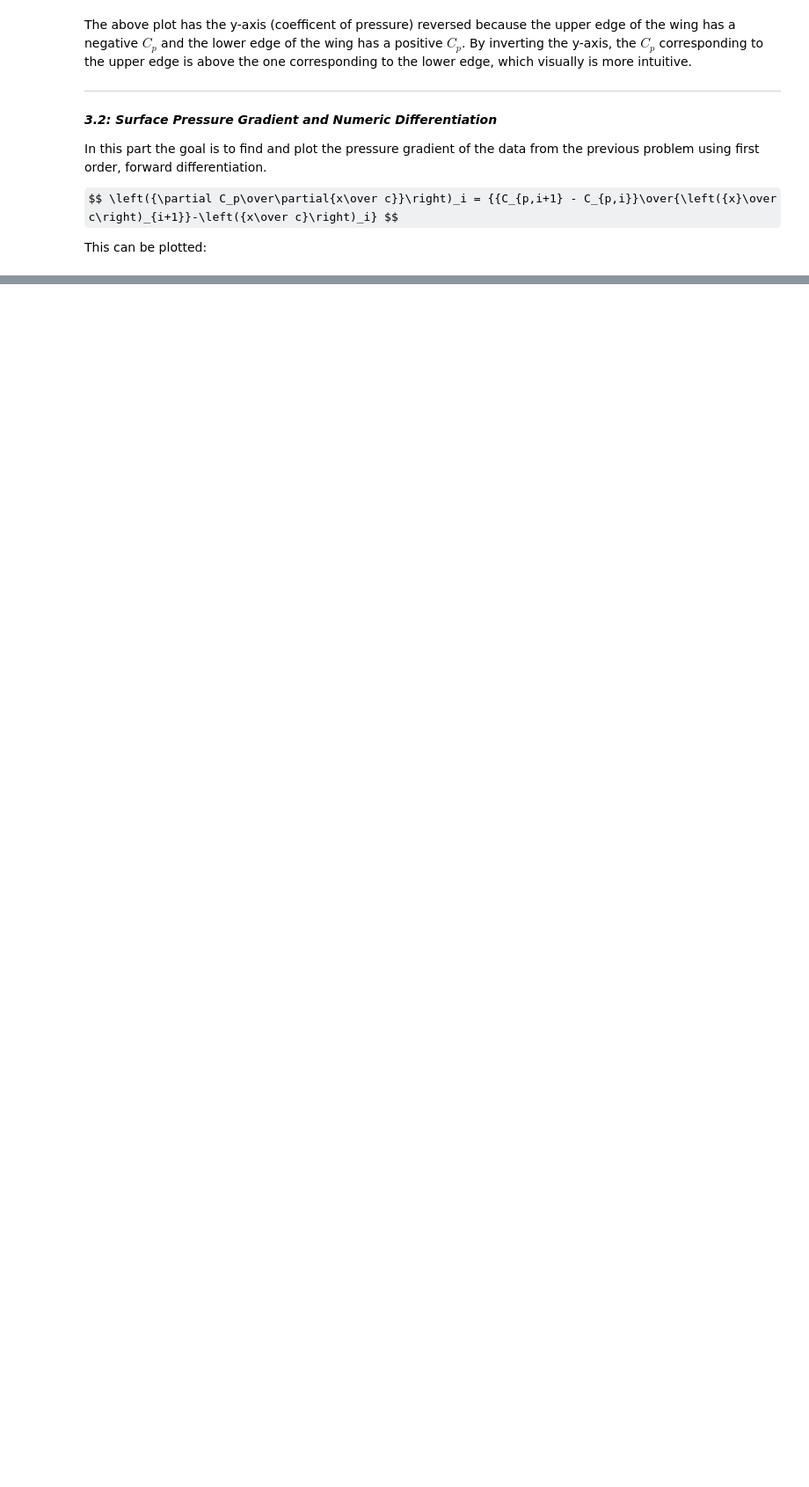
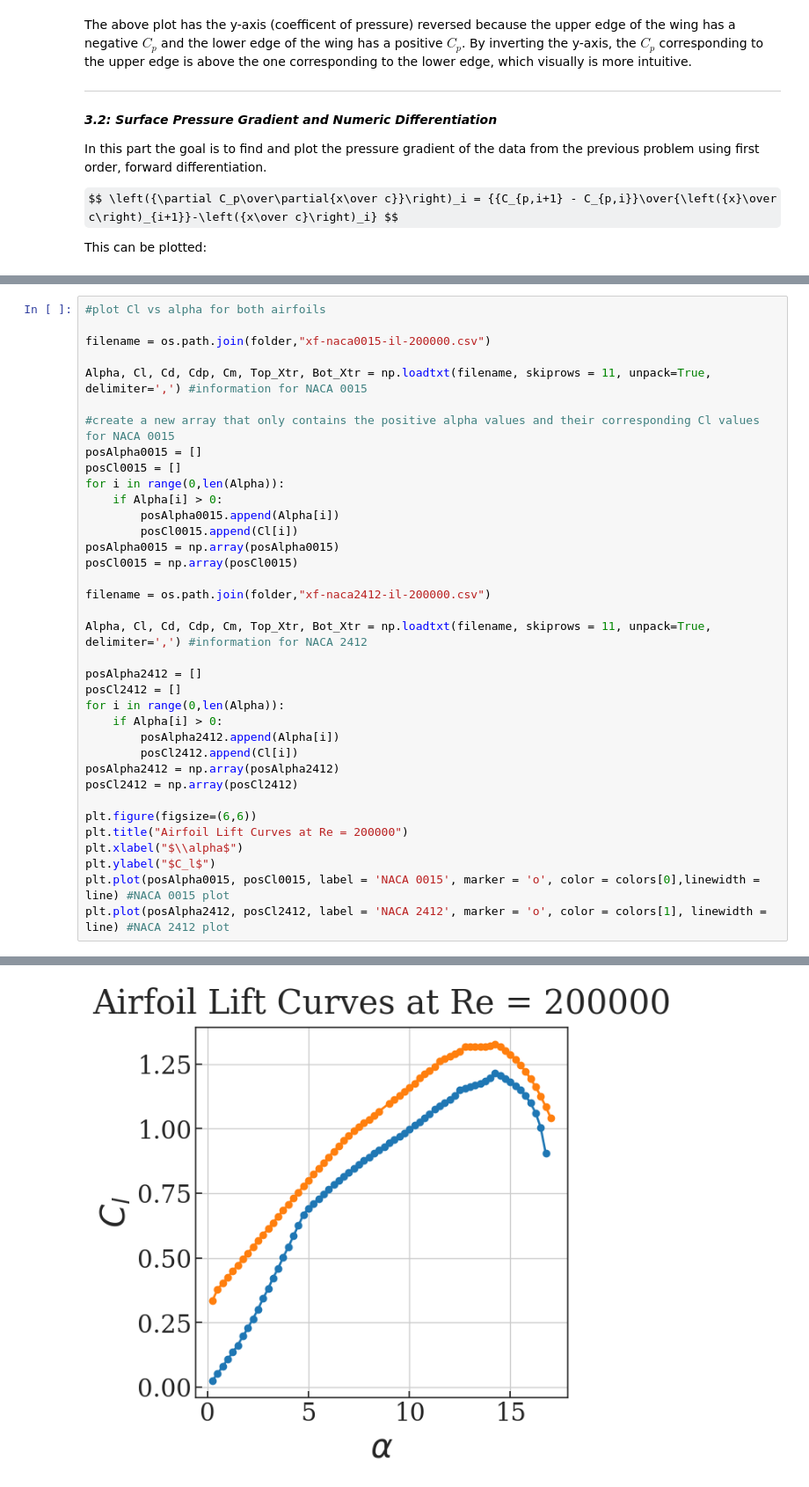
Before and after one commit to ndrichmond/EAE127, a Jupyter notebook: Project 0/Project 0.ipynb, the cells around one changed output, grey strips where cells are left out. Shown at 88% size. Saved outputs shown, nothing was run; the diff lists cells and outputs as text; some formulas as TeX source; blank space fills up the shorter version.

```diff
--- a/Project 0/Project 0.ipynb
+++ b/Project 0/Project 0.ipynb
@@ -297,0 +352,37 @@ plt.legend(loc='best') #Legend
+# %%
+#plot Cl vs alpha for both airfoils
+
+filename = os.path.join(folder,"xf-naca0015-il-200000.csv")
+
+Alpha, Cl, Cd, Cdp, Cm, Top_Xtr, Bot_Xtr = np.loadtxt(filename, skiprows = 11, unpack=True, delimiter=',') #information for NACA 0015
+
+#create a new array that only contains the positive alpha values and their corresponding Cl values for NACA 0015
+posAlpha0015 = []
+posCl0015 = []
+for i in range(0,len(Alpha)):
+    if Alpha[i] > 0:
+        posAlpha0015.append(Alpha[i])
+        posCl0015.append(Cl[i])
+posAlpha0015 = np.array(posAlpha0015)
+posCl0015 = np.array(posCl0015)
+
+filename = os.path.join(folder,"xf-naca2412-il-200000.csv")
+
+Alpha, Cl, Cd, Cdp, Cm, Top_Xtr, Bot_Xtr = np.loadtxt(filename, skiprows = 11, unpack=True, delimiter=',') #information for NACA 2412
+
+posAlpha2412 = []
+posCl2412 = []
+for i in range(0,len(Alpha)):
+    if Alpha[i] > 0:
+        posAlpha2412.append(Alpha[i])
+        posCl2412.append(Cl[i])
+posAlpha2412 = np.array(posAlpha2412)
+posCl2412 = np.array(posCl2412)
+
+plt.figure(figsize=(6,6))
+plt.title("Airfoil Lift Curves at Re = 200000")
+plt.xlabel("$\\alpha$")
+plt.ylabel("$C_l$")
+plt.plot(posAlpha0015, posCl0015, label = 'NACA 0015', marker = 'o', color = colors[0],linewidth = line) #NACA 0015 plot
+plt.plot(posAlpha2412, posCl2412, label = 'NACA 2412', marker = 'o', color = colors[1], linewidth = line) #NACA 2412 plot
+# %% [output]
@@ -297,0 +390 @@ plt.legend(loc='best') #Legend
+[figure, added]
```
Also changed, not shown: parts of 5 cells of this notebook, 6 other files.
